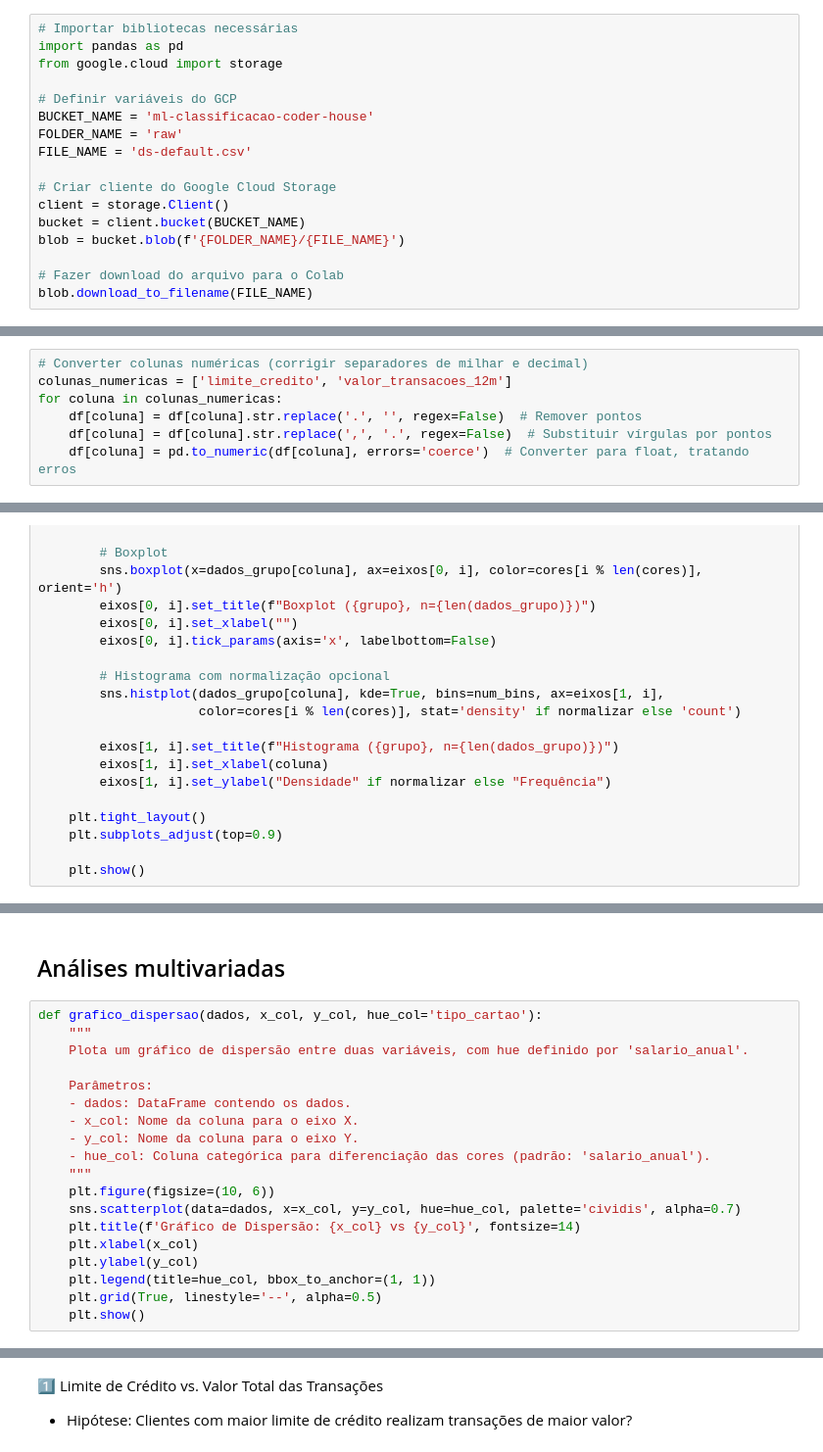
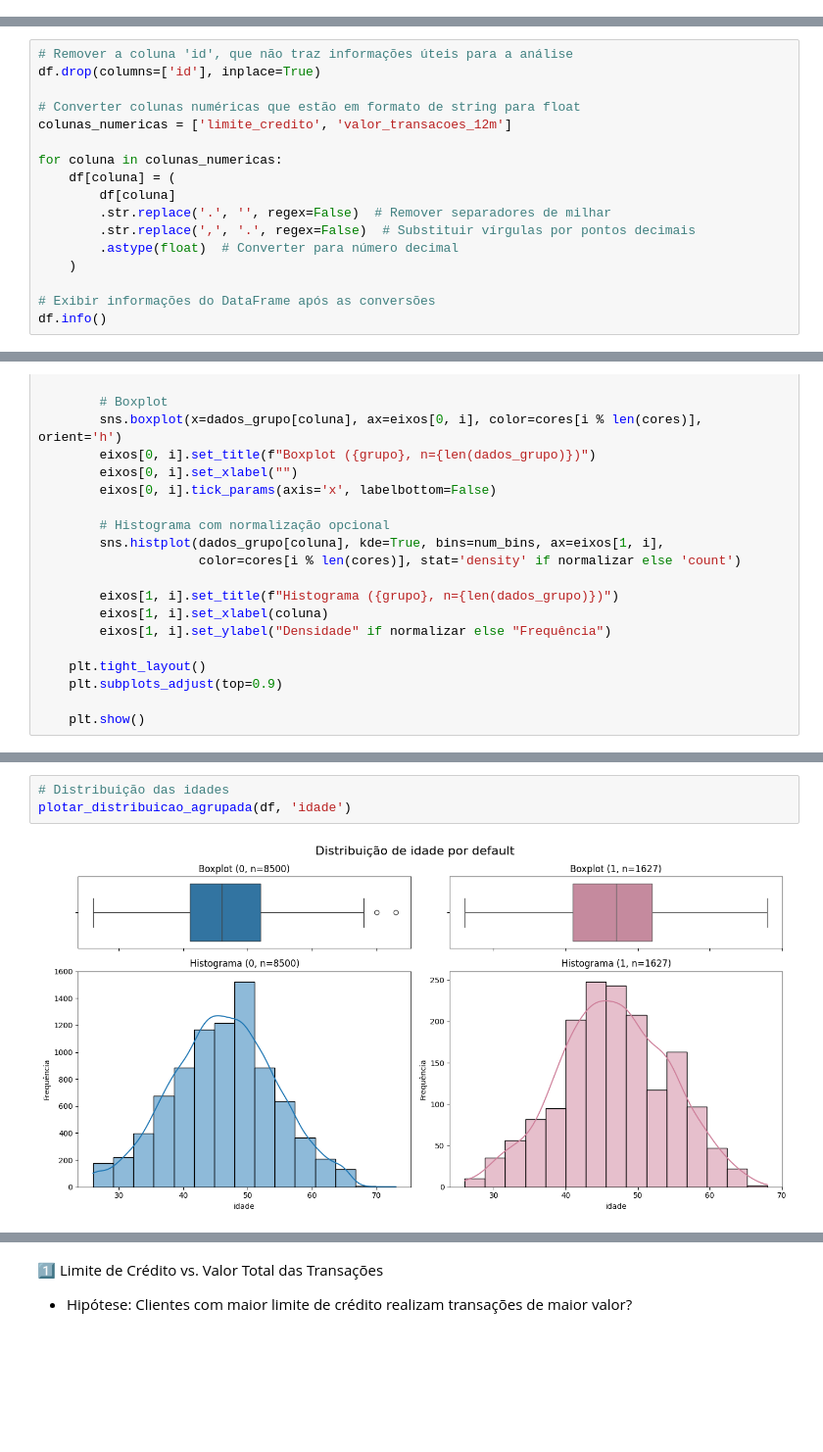
Before and after one commit to matheusvazdata/ml-classificacao-analise-de-inadimplencia, a Jupyter notebook: Projeto_ML_Coder_House_Classificacao.ipynb, the cells around one changed output, grey strips where cells are left out. Shown at 98% size. Drawn from its saved outputs; the diff is of its cells as text; blank space fills up the shorter version.

```diff
--- a/Projeto_ML_Coder_House_Classificacao.ipynb
+++ b/Projeto_ML_Coder_House_Classificacao.ipynb
@@ -53,17 +33,0 @@ auth.authenticate_user()
-# %%
-# Importar bibliotecas necessárias
-import pandas as pd
-from google.cloud import storage
-
-# Definir variáveis do GCP
-BUCKET_NAME = 'ml-classificacao-coder-house'
-FOLDER_NAME = 'raw'
-FILE_NAME = 'ds-default.csv'
-
-# Criar cliente do Google Cloud Storage
-client = storage.Client()
-bucket = client.bucket(BUCKET_NAME)
-blob = bucket.blob(f'{FOLDER_NAME}/{FILE_NAME}')
-
-# Fazer download do arquivo para o Colab
-blob.download_to_filename(FILE_NAME)
@@ -88,7 +113,17 @@ df.drop(columns=['id'], inplace=True)
 # %%
-# Converter colunas numéricas (corrigir separadores de milhar e decimal)
+# Remover a coluna 'id', que não traz informações úteis para a análise
+df.drop(columns=['id'], inplace=True)
+
+# Converter colunas numéricas que estão em formato de string para float
 colunas_numericas = ['limite_credito', 'valor_transacoes_12m']
+
 for coluna in colunas_numericas:
-    df[coluna] = df[coluna].str.replace('.', '', regex=False)  # Remover pontos
-    df[coluna] = df[coluna].str.replace(',', '.', regex=False)  # Substituir vírgulas por pontos
-    df[coluna] = pd.to_numeric(df[coluna], errors='coerce')  # Converter para float, tratando erros
+    df[coluna] = (
+        df[coluna]
+        .str.replace('.', '', regex=False)  # Remover separadores de milhar
+        .str.replace(',', '.', regex=False)  # Substituir vírgulas por pontos decimais
+        .astype(float)  # Converter para número decimal
+    )
+
+# Exibir informações do DataFrame após as conversões
+df.info()
@@ -406,21 +244,5 @@ plotar_proporcao_categorica(df_treino, 'meses_inativo_12m')
-# %% [markdown]
-## Análises multivariadas
-# %%
-def grafico_dispersao(dados, x_col, y_col, hue_col='tipo_cartao'):
-    """
-    Plota um gráfico de dispersão entre duas variáveis, com hue definido por 'salario_anual'.
-
-    Parâmetros:
-    - dados: DataFrame contendo os dados.
-    - x_col: Nome da coluna para o eixo X.
-    - y_col: Nome da coluna para o eixo Y.
-    - hue_col: Coluna categórica para diferenciação das cores (padrão: 'salario_anual').
-    """
-    plt.figure(figsize=(10, 6))
-    sns.scatterplot(data=dados, x=x_col, y=y_col, hue=hue_col, palette='cividis', alpha=0.7)
-    plt.title(f'Gráfico de Dispersão: {x_col} vs {y_col}', fontsize=14)
-    plt.xlabel(x_col)
-    plt.ylabel(y_col)
-    plt.legend(title=hue_col, bbox_to_anchor=(1, 1))
-    plt.grid(True, linestyle='--', alpha=0.5)
-    plt.show()
+# %%
+# Distribuição das idades
+plotar_distribuicao_agrupada(df, 'idade')
+# %% [output]
+[figure, added]
```
Also changed, not shown: parts of 141 cells of this notebook.
